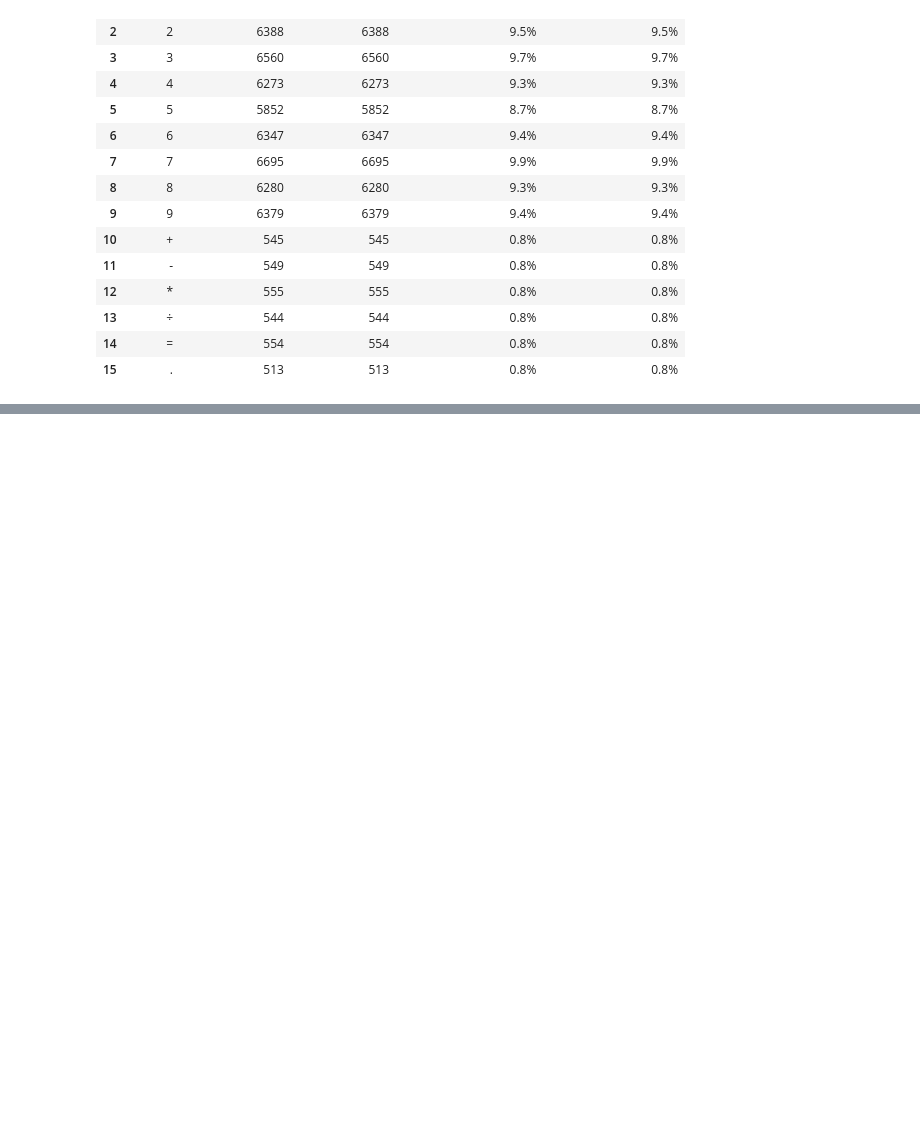
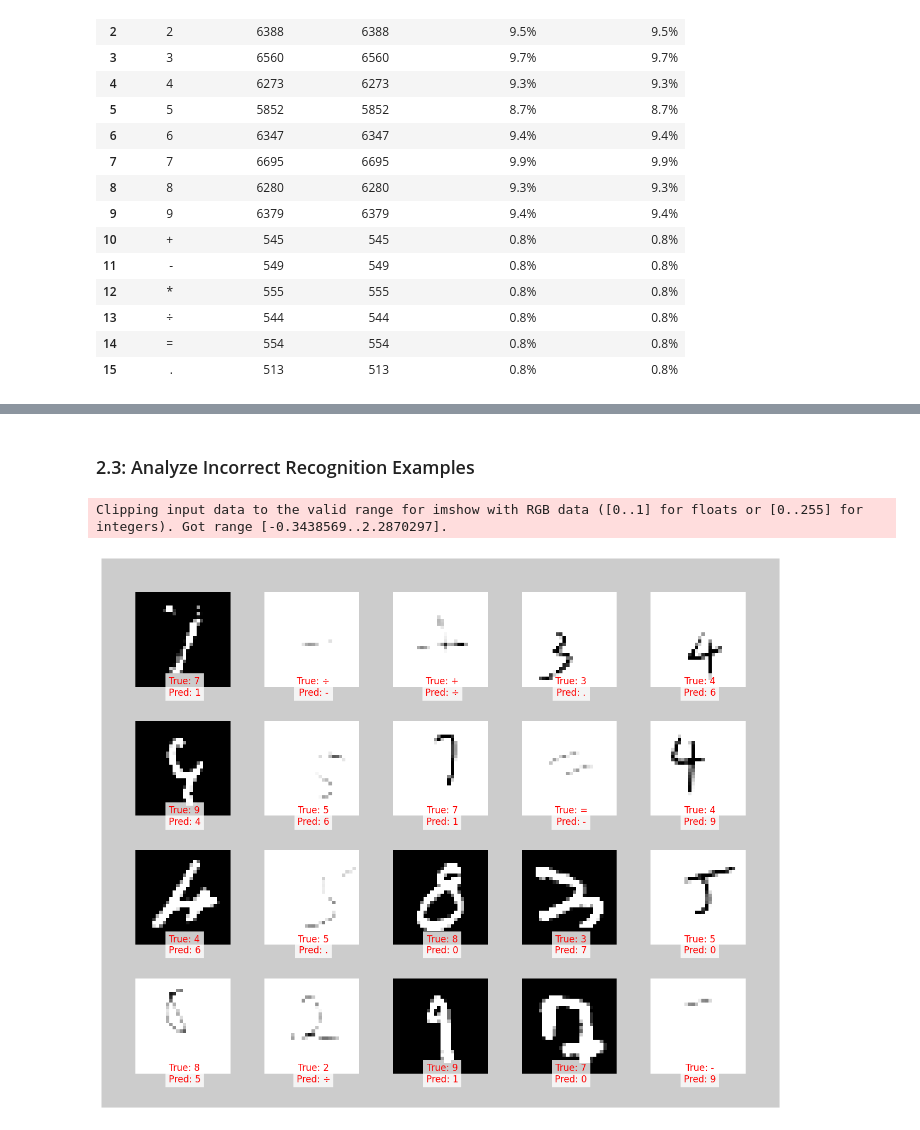
Before and after one commit to cybera1chemist/ECE4513-project, a Jupyter notebook: visualization.ipynb, the cells around one changed output, grey strips where cells are left out. Saved outputs shown, nothing was run; the diff lists cells and outputs as text; code cells hidden in the pictures; blank space fills up the shorter version.

```diff
--- a/visualization.ipynb
+++ b/visualization.ipynb
@@ -98,0 +172,35 @@ Counter({1: 7174,
+# %% [markdown]
+### 2.3: Analyze Incorrect Recognition Examples
+# %%
+def visualize_errors(true_labels, pre_labels, images, class_names, n_errors=20):
+    error_indices = np.where(true_labels != pre_labels)[0]
+    if len(error_indices)==0:
+        print("Congratulations! There isn't any errors at all!!! > v <")
+        return
+    selected_errors = np.random.choice(error_indices, min(n_errors, len(error_indices)), replace=False)
+
+    err_imgs, captions = [] , []
+    for idx in selected_errors:
+        img = images[idx]
+        true_class = class_names[true_labels[idx]]
+        pred_class = class_names[pre_labels[idx]]
+        err_imgs.append(img)
+        captions.append(f"True: {true_class}\nPred: {pred_class}")
+    grid = make_grid(err_imgs, nrow=5, padding=10, pad_value=0.8)
+    plt.figure(figsize=(16, min(4 * (len(selected_errors)//5 + 1), 20)))
+    plt.imshow(grid.permute(1, 2, 0) if grid.shape[0]==3 else grid[0])
+
+    # Add captions
+    for i, idx in enumerate(selected_errors):
+        row, col = i // 5, i % 5
+        plt.text(col*38+24, row*38+40, captions[i],
+                 color='red', fontsize=12, ha='center',
+                 bbox=dict(facecolor='white', alpha=0.8, edgecolor='none'))
+
+    plt.axis('off')
+    plt.show()
+
+visualize_errors(true_labels, pre_labels, test_images, class_names)
+# %% [output]
+Clipping input data to the valid range for imshow with RGB data ([0..1] for floats or [0..255] for integers). Got range [-0.3438569..2.2870297].
+[figure, added]
```
Also changed, not shown: parts of 7 cells of this notebook, 4 other files.
